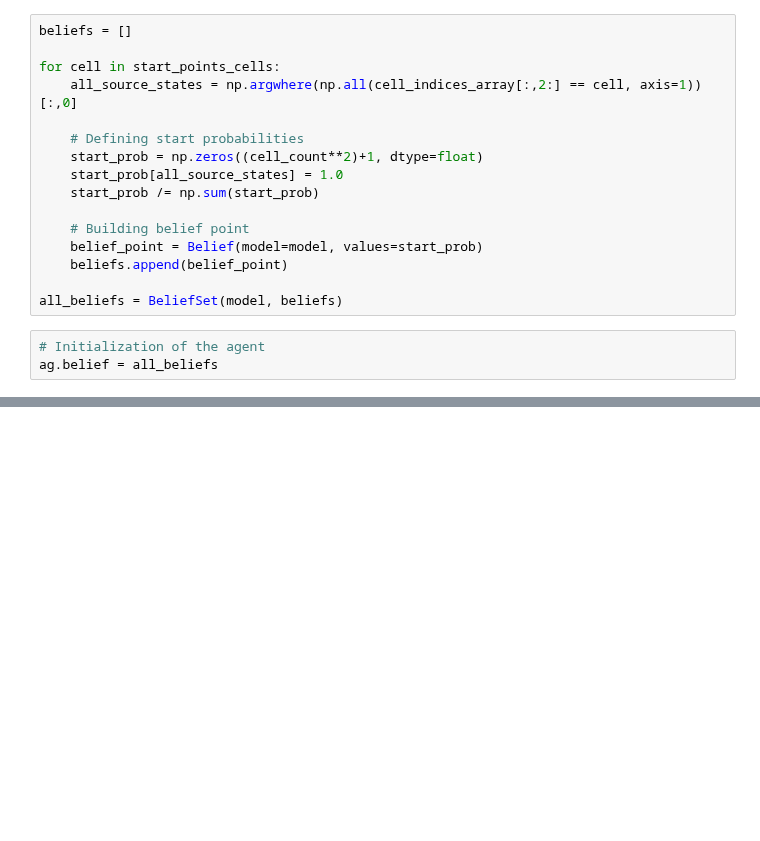
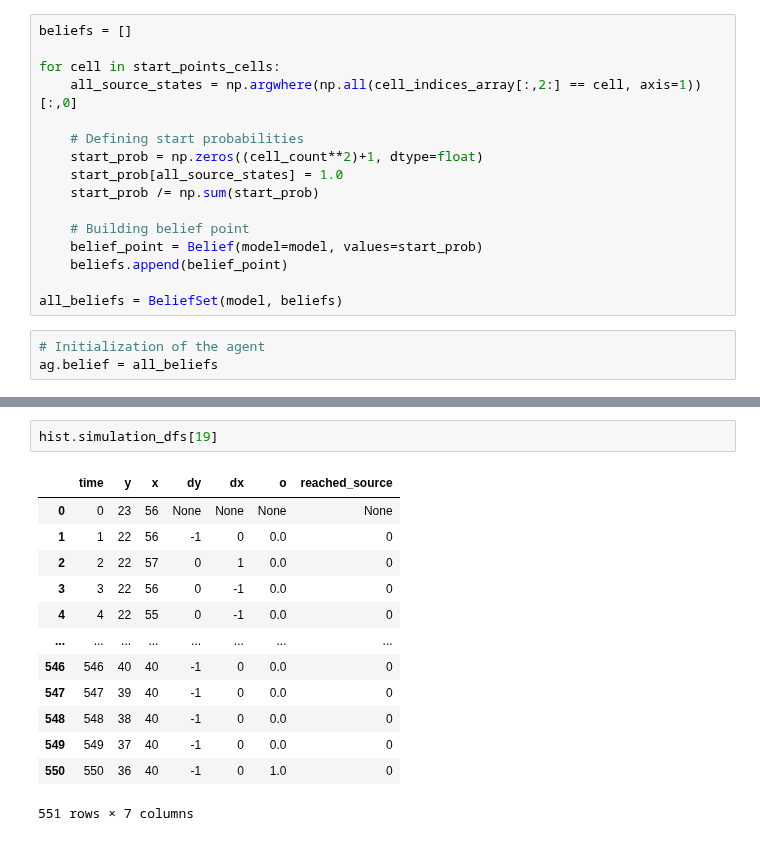
Before and after one commit to PimLb/olfactory-navigation, a Jupyter notebook: experiments/sea-robins/position_aware_model_better.ipynb, the cells around one changed output, grey strips where cells are left out. Saved outputs shown, nothing was run; the diff lists cells and outputs as text; blank space fills up the shorter version.

```diff
--- a/experiments/sea-robins/position_aware_model_better.ipynb
+++ b/experiments/sea-robins/position_aware_model_better.ipynb
@@ -559,0 +555,16 @@ hist.plot(1000, ax= ax)
+# %%
+hist.simulation_dfs[19]
+# %% [output]
+|  | time | y | x | dy | dx | o | reached_source |
+| 0 | 0 | 23 | 56 | None | None | None | None |
+| 1 | 1 | 22 | 56 | -1 | 0 | 0.0 | 0 |
+| 2 | 2 | 22 | 57 | 0 | 1 | 0.0 | 0 |
+| 3 | 3 | 22 | 56 | 0 | -1 | 0.0 | 0 |
+| 4 | 4 | 22 | 55 | 0 | -1 | 0.0 | 0 |
+| ... | ... | ... | ... | ... | ... | ... | ... |
+| 546 | 546 | 40 | 40 | -1 | 0 | 0.0 | 0 |
+| 547 | 547 | 39 | 40 | -1 | 0 | 0.0 | 0 |
+| 548 | 548 | 38 | 40 | -1 | 0 | 0.0 | 0 |
+| 549 | 549 | 37 | 40 | -1 | 0 | 0.0 | 0 |
+| 550 | 550 | 36 | 40 | -1 | 0 | 1.0 | 0 |
+551 rows × 7 columns
```
Also changed, not shown: parts of 18 cells of this notebook, 1 other file.
